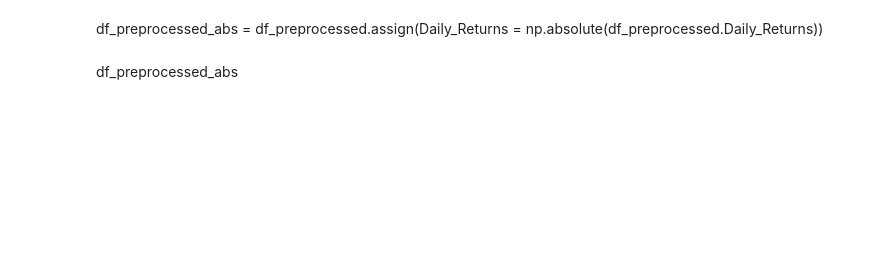
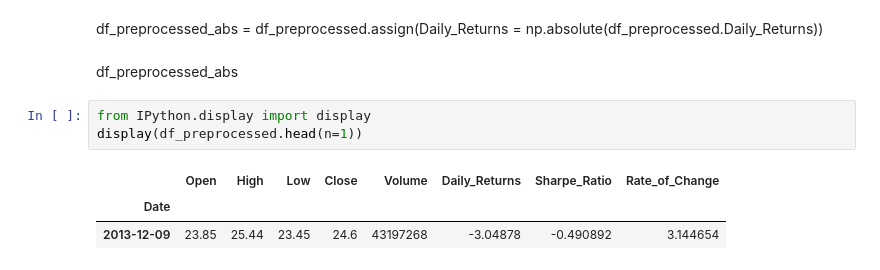
Before and after one commit to kwrjcr/machinelearningnanodegreecapstone, a Jupyter notebook: UdacityMachineLearningNanodegreeCapstoneProject.ipynb, the cells around one changed output. Saved outputs shown, nothing was run; the diff lists cells and outputs as text; blank space fills up the shorter version.

```diff
--- a/UdacityMachineLearningNanodegreeCapstoneProject.ipynb
+++ b/UdacityMachineLearningNanodegreeCapstoneProject.ipynb
@@ -156,3 +178,10 @@ df_preprocessed
 df_preprocessed_abs = df_preprocessed.assign(Daily_Returns = np.absolute(df_preprocessed.Daily_Returns))
 # %% [markdown]
 df_preprocessed_abs
+# %%
+from IPython.display import display
+display(df_preprocessed.head(n=1))
+# %% [output]
+|  | Open | High | Low | Close | Volume | Daily_Returns | Sharpe_Ratio | Rate_of_Change |
+| Date |  |  |  |  |  |  |  |  |
+| 2013-12-09 | 23.85 | 25.44 | 23.45 | 24.6 | 43197268 | -3.04878 | -0.490892 | 3.144654 |
```
Also changed, not shown: parts of 17 cells of this notebook.
